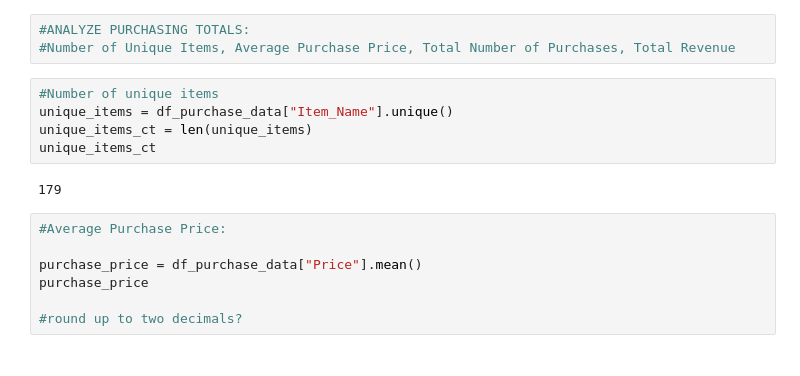
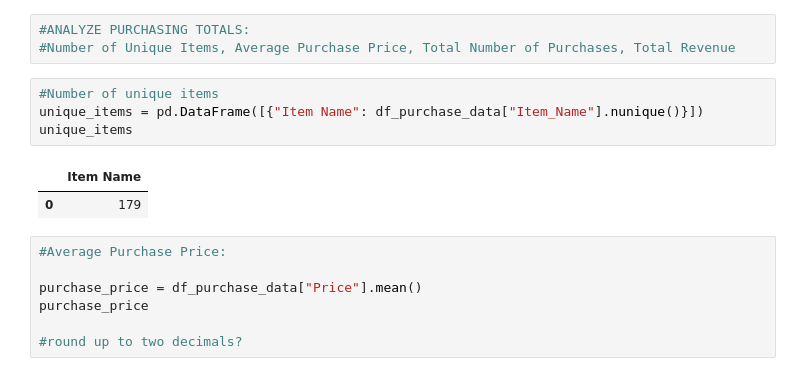
Before and after one commit to tidepooler/HeroesOfPymoli, a Jupyter notebook: Heroes_of_Pymoli.ipynb, the cells around one changed output. Cells and saved outputs as stored; diff of their text form.

Commit message:
Add files via upload
Changed unique item number to a dataframe

```diff
--- a/Heroes_of_Pymoli.ipynb
+++ b/Heroes_of_Pymoli.ipynb
@@ -36,11 +36,11 @@ unique_players
 #Number of Unique Items, Average Purchase Price, Total Number of Purchases, Total Revenue
 # %%
 #Number of unique items
-unique_items = df_purchase_data["Item_Name"].unique()
-unique_items_ct = len(unique_items)
-unique_items_ct
+unique_items = pd.DataFrame([{"Item Name": df_purchase_data["Item_Name"].nunique()}])
+unique_items
 # %% [output]
-179
+|  | Item Name |
+| 0 | 179 |
 # %%
 #Average Purchase Price:
 
```
